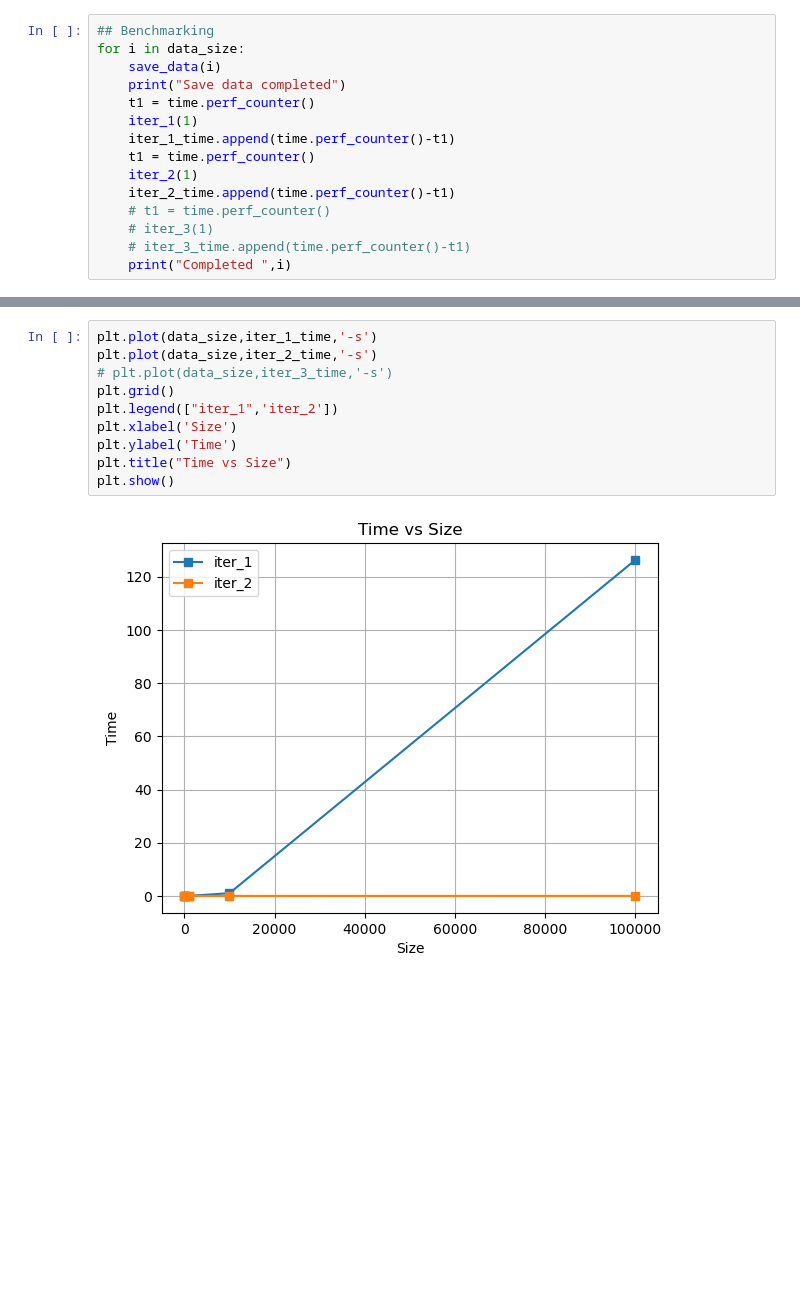
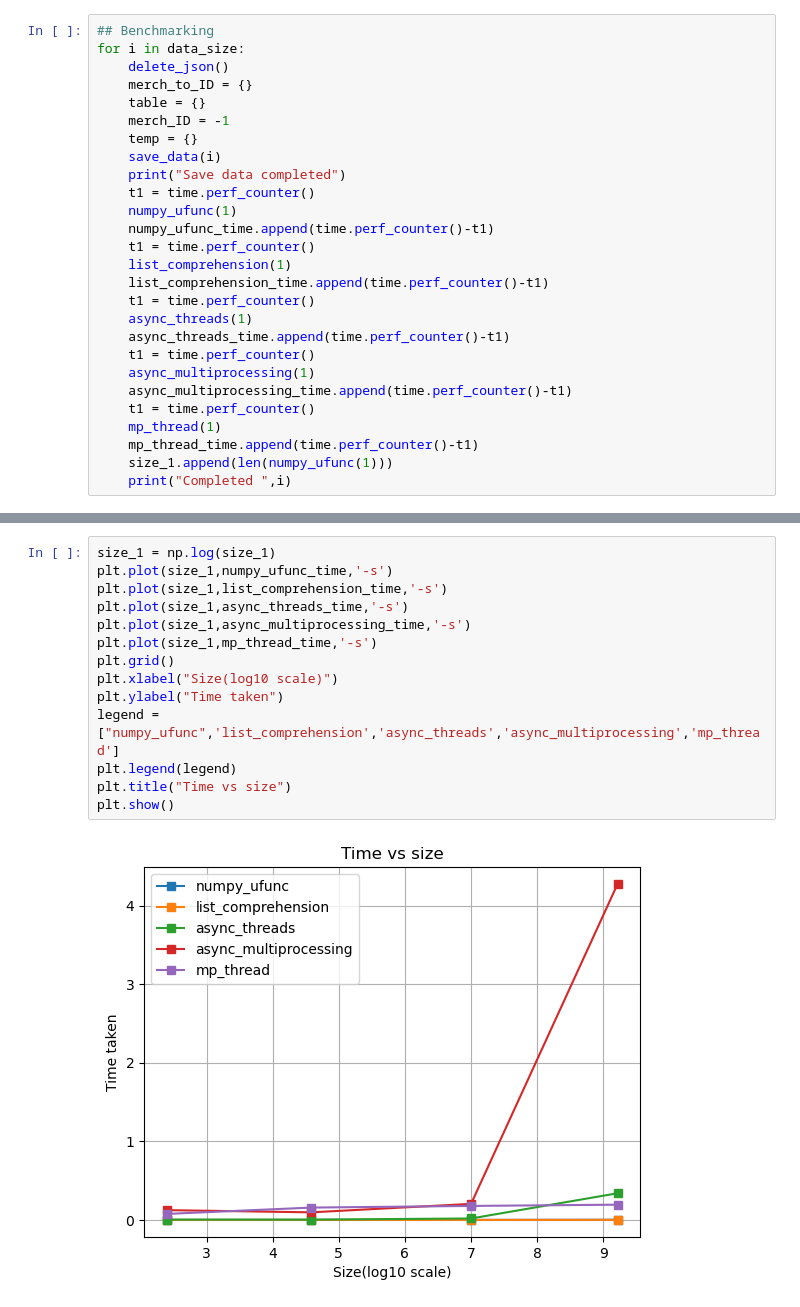
Before and after one commit to lyrickhare/sparseMatrix, a Jupyter notebook: benchmark/benchmark.ipynb, the cells around one changed output, grey strips where cells are left out. Drawn from its saved outputs; the diff is of its cells as text; blank space fills up the shorter version.

```diff
--- a/benchmark/benchmark.ipynb
+++ b/benchmark/benchmark.ipynb
@@ -73,15 +260,27 @@ data_size = np.array([int(10**x) for x in range(1, 6, 1)])
 # %%
 ## Benchmarking
 for i in data_size:
+    delete_json()
+    merch_to_ID = {}
+    table = {}
+    merch_ID = -1
+    temp = {}
     save_data(i)
     print("Save data completed")
     t1 = time.perf_counter()
-    iter_1(1)
-    iter_1_time.append(time.perf_counter()-t1)
+    numpy_ufunc(1)
+    numpy_ufunc_time.append(time.perf_counter()-t1)
     t1 = time.perf_counter()
-    iter_2(1)
-    iter_2_time.append(time.perf_counter()-t1)
-    # t1 = time.perf_counter()
-    # iter_3(1)
-    # iter_3_time.append(time.perf_counter()-t1)
+    list_comprehension(1)
+    list_comprehension_time.append(time.perf_counter()-t1)
+    t1 = time.perf_counter()
+    async_threads(1)
+    async_threads_time.append(time.perf_counter()-t1)
+    t1 = time.perf_counter()
+    async_multiprocessing(1)
+    async_multiprocessing_time.append(time.perf_counter()-t1)
+    t1 = time.perf_counter()
+    mp_thread(1)
+    mp_thread_time.append(time.perf_counter()-t1)
+    size_1.append(len(numpy_ufunc(1)))
     print("Completed ",i)
@@ -93,12 +310,16 @@ print(iter_2_time)
 # %%
-plt.plot(data_size,iter_1_time,'-s')
-plt.plot(data_size,iter_2_time,'-s')
-# plt.plot(data_size,iter_3_time,'-s')
+size_1 = np.log(size_1)
+plt.plot(size_1,numpy_ufunc_time,'-s')
+plt.plot(size_1,list_comprehension_time,'-s')
+plt.plot(size_1,async_threads_time,'-s')
+plt.plot(size_1,async_multiprocessing_time,'-s')
+plt.plot(size_1,mp_thread_time,'-s')
 plt.grid()
-plt.legend(["iter_1",'iter_2'])
-plt.xlabel('Size')
-plt.ylabel('Time')
-plt.title("Time vs Size")
+plt.xlabel("Size(log10 scale)")
+plt.ylabel("Time taken")
+legend = ["numpy_ufunc",'list_comprehension','async_threads','async_multiprocessing','mp_thread']
+plt.legend(legend)
+plt.title("Time vs size")
 plt.show()
 # %% [output]
-[figure, old version]
+[figure, new version]
```
Also changed, not shown: parts of 26 cells of this notebook, 6 other files.
